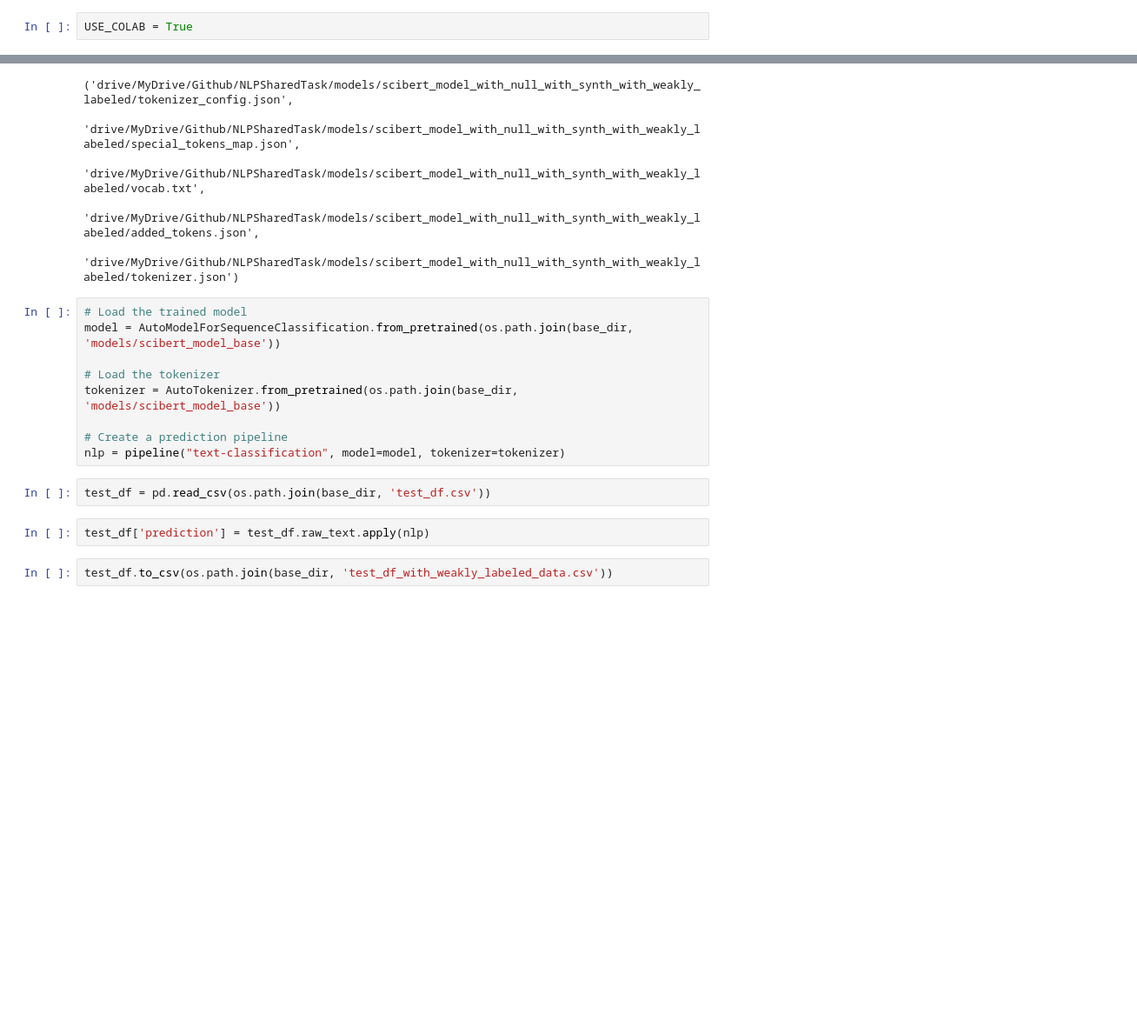
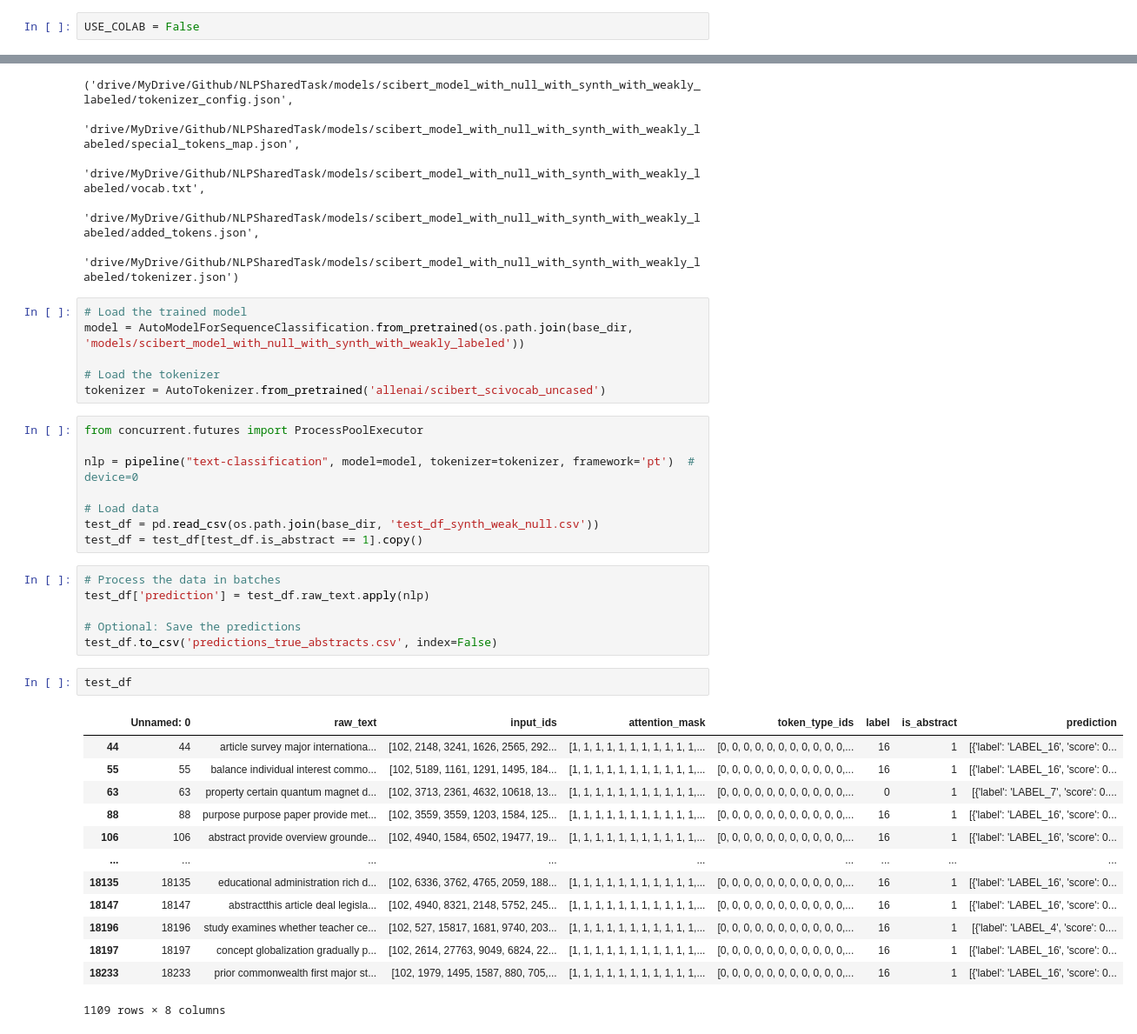
Before and after one commit to MaBlock7/NLPSharedTask, a Jupyter notebook: main_scibert_finetuning.ipynb, the cells around one changed output, grey strips where cells are left out. Shown at 87% size. Saved outputs shown, nothing was run; the diff lists cells and outputs as text; blank space fills up the shorter version.

Commit message:
Test with weakly labeled data

```diff
--- a/main_scibert_finetuning.ipynb
+++ b/main_scibert_finetuning.ipynb
@@ -9,7 +9,7 @@ drive.mount('/content/drive')
 # %% [output]
 Mounted at /content/drive
 # %%
-USE_COLAB = True
+USE_COLAB = False
 # %%
 import os
 import evaluate
@@ -211,16 +211,37 @@ tokenizer.save_pretrained(model_path)
  'drive/MyDrive/Github/NLPSharedTask/models/scibert_model_with_null_with_synth_with_weakly_labeled/tokenizer.json')
 # %%
 # Load the trained model
-model = AutoModelForSequenceClassification.from_pretrained(os.path.join(base_dir, 'models/scibert_model_base'))
+model = AutoModelForSequenceClassification.from_pretrained(os.path.join(base_dir, 'models/scibert_model_with_null_with_synth_with_weakly_labeled'))
 
 # Load the tokenizer
-tokenizer = AutoTokenizer.from_pretrained(os.path.join(base_dir, 'models/scibert_model_base'))
-
-# Create a prediction pipeline
-nlp = pipeline("text-classification", model=model, tokenizer=tokenizer)
+tokenizer = AutoTokenizer.from_pretrained('allenai/scibert_scivocab_uncased')
-# %%
-test_df = pd.read_csv(os.path.join(base_dir, 'test_df.csv'))
-# %%
-test_df['prediction'] = test_df.raw_text.apply(nlp)
-# %%
-test_df.to_csv(os.path.join(base_dir, 'test_df_with_weakly_labeled_data.csv'))
+# %%
+from concurrent.futures import ProcessPoolExecutor
+
+nlp = pipeline("text-classification", model=model, tokenizer=tokenizer, framework='pt')  # device=0
+
+# Load data
+test_df = pd.read_csv(os.path.join(base_dir, 'test_df_synth_weak_null.csv'))
+test_df = test_df[test_df.is_abstract == 1].copy()
+# %%
+# Process the data in batches
+test_df['prediction'] = test_df.raw_text.apply(nlp)
+
+# Optional: Save the predictions
+test_df.to_csv('predictions_true_abstracts.csv', index=False)
+# %%
+test_df
+# %% [output]
+|  | Unnamed: 0 | raw_text | input_ids | attention_mask | token_type_ids | label | is_abstract | prediction |
+| 44 | 44 | article survey major internationa... | [102, 2148, 3241, 1626, 2565, 292... | [1, 1, 1, 1, 1, 1, 1, 1, 1, 1, 1,... | [0, 0, 0, 0, 0, 0, 0, 0, 0, 0, 0,... | 16 | 1 | [{'label': 'LABEL_16', 'score': 0... |
+| 55 | 55 | balance individual interest commo... | [102, 5189, 1161, 1291, 1495, 184... | [1, 1, 1, 1, 1, 1, 1, 1, 1, 1, 1,... | [0, 0, 0, 0, 0, 0, 0, 0, 0, 0, 0,... | 16 | 1 | [{'label': 'LABEL_16', 'score': 0... |
+| 63 | 63 | property certain quantum magnet d... | [102, 3713, 2361, 4632, 10618, 13... | [1, 1, 1, 1, 1, 1, 1, 1, 1, 1, 1,... | [0, 0, 0, 0, 0, 0, 0, 0, 0, 0, 0,... | 0 | 1 | [{'label': 'LABEL_7', 'score': 0.... |
+| 88 | 88 | purpose purpose paper provide met... | [102, 3559, 3559, 1203, 1584, 125... | [1, 1, 1, 1, 1, 1, 1, 1, 1, 1, 1,... | [0, 0, 0, 0, 0, 0, 0, 0, 0, 0, 0,... | 16 | 1 | [{'label': 'LABEL_16', 'score': 0... |
+| 106 | 106 | abstract provide overview grounde... | [102, 4940, 1584, 6502, 19477, 19... | [1, 1, 1, 1, 1, 1, 1, 1, 1, 1, 1,... | [0, 0, 0, 0, 0, 0, 0, 0, 0, 0, 0,... | 16 | 1 | [{'label': 'LABEL_16', 'score': 0... |
+| ... | ... | ... | ... | ... | ... | ... | ... | ... |
+| 18135 | 18135 | educational administration rich d... | [102, 6336, 3762, 4765, 2059, 188... | [1, 1, 1, 1, 1, 1, 1, 1, 1, 1, 1,... | [0, 0, 0, 0, 0, 0, 0, 0, 0, 0, 0,... | 16 | 1 | [{'label': 'LABEL_16', 'score': 0... |
+| 18147 | 18147 | abstractthis article deal legisla... | [102, 4940, 8321, 2148, 5752, 245... | [1, 1, 1, 1, 1, 1, 1, 1, 1, 1, 1,... | [0, 0, 0, 0, 0, 0, 0, 0, 0, 0, 0,... | 16 | 1 | [{'label': 'LABEL_16', 'score': 0... |
+| 18196 | 18196 | study examines whether teacher ce... | [102, 527, 15817, 1681, 9740, 203... | [1, 1, 1, 1, 1, 1, 1, 1, 1, 1, 1,... | [0, 0, 0, 0, 0, 0, 0, 0, 0, 0, 0,... | 16 | 1 | [{'label': 'LABEL_4', 'score': 0.... |
+| 18197 | 18197 | concept globalization gradually p... | [102, 2614, 27763, 9049, 6824, 22... | [1, 1, 1, 1, 1, 1, 1, 1, 1, 1, 1,... | [0, 0, 0, 0, 0, 0, 0, 0, 0, 0, 0,... | 16 | 1 | [{'label': 'LABEL_16', 'score': 0... |
+| 18233 | 18233 | prior commonwealth first major st... | [102, 1979, 1495, 1587, 880, 705,... | [1, 1, 1, 1, 1, 1, 1, 1, 1, 1, 1,... | [0, 0, 0, 0, 0, 0, 0, 0, 0, 0, 0,... | 16 | 1 | [{'label': 'LABEL_16', 'score': 0... |
+1109 rows × 8 columns
```
Also changed, not shown: parts of 1 cell of this notebook, 11 other files.
